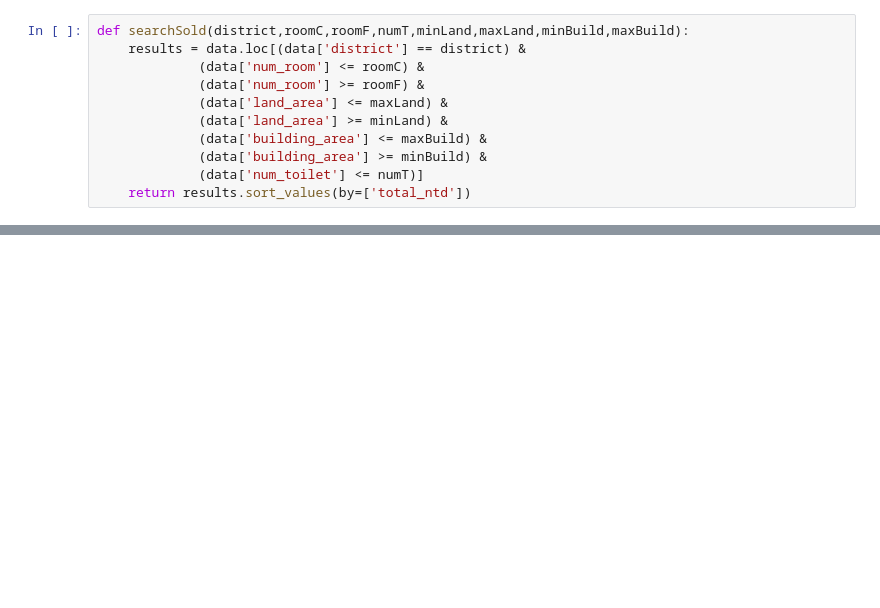
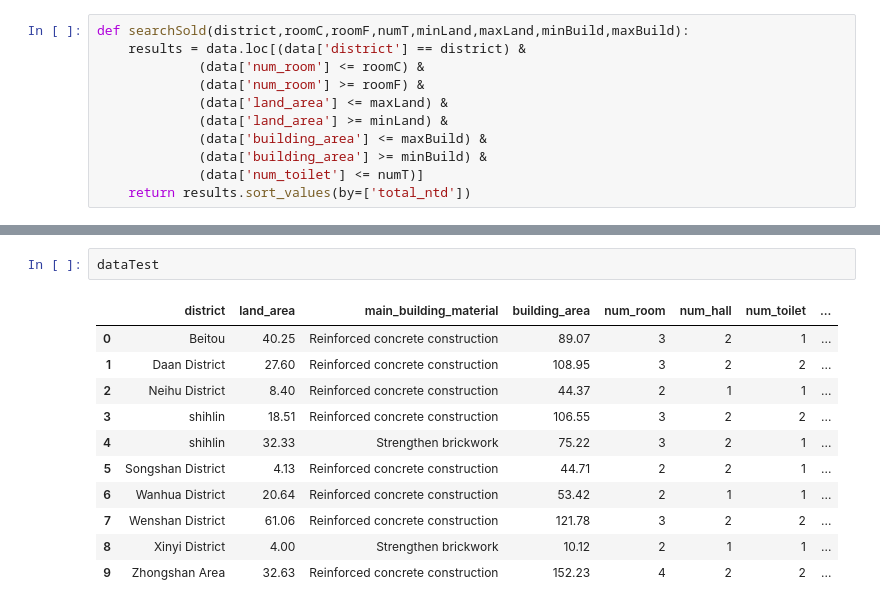
Before and after one commit to DanielCaoSilva/NotebookStuff, a Jupyter notebook: 5900dataMessAround-Copy1.ipynb, the cells around one changed output, grey strips where cells are left out. Cells and saved outputs as stored; diff of their text form; blank space fills up the shorter version.

```diff
--- a/5900dataMessAround-Copy1.ipynb
+++ b/5900dataMessAround-Copy1.ipynb
@@ -677,0 +743,14 @@ searchSold('Xinyi District',2,2,1,0,200,0,200)
+# %%
+dataTest
+# %% [output]
+|  | district | land_area | main_building_material | building_area | num_room | num_hall | num_toilet | ... |
+| 0 | Beitou | 40.25 | Reinforced concrete construction | 89.07 | 3 | 2 | 1 | ... |
+| 1 | Daan District | 27.60 | Reinforced concrete construction | 108.95 | 3 | 2 | 2 | ... |
+| 2 | Neihu District | 8.40 | Reinforced concrete construction | 44.37 | 2 | 1 | 1 | ... |
+| 3 | shihlin | 18.51 | Reinforced concrete construction | 106.55 | 3 | 2 | 2 | ... |
+| 4 | shihlin | 32.33 | Strengthen brickwork | 75.22 | 3 | 2 | 1 | ... |
+| 5 | Songshan District | 4.13 | Reinforced concrete construction | 44.71 | 2 | 2 | 1 | ... |
+| 6 | Wanhua District | 20.64 | Reinforced concrete construction | 53.42 | 2 | 1 | 1 | ... |
+| 7 | Wenshan District | 61.06 | Reinforced concrete construction | 121.78 | 3 | 2 | 2 | ... |
+| 8 | Xinyi District | 4.00 | Strengthen brickwork | 10.12 | 2 | 1 | 1 | ... |
+| 9 | Zhongshan Area | 32.63 | Reinforced concrete construction | 152.23 | 4 | 2 | 2 | ... |
```
Also changed, not shown: parts of 19 cells of this notebook.
